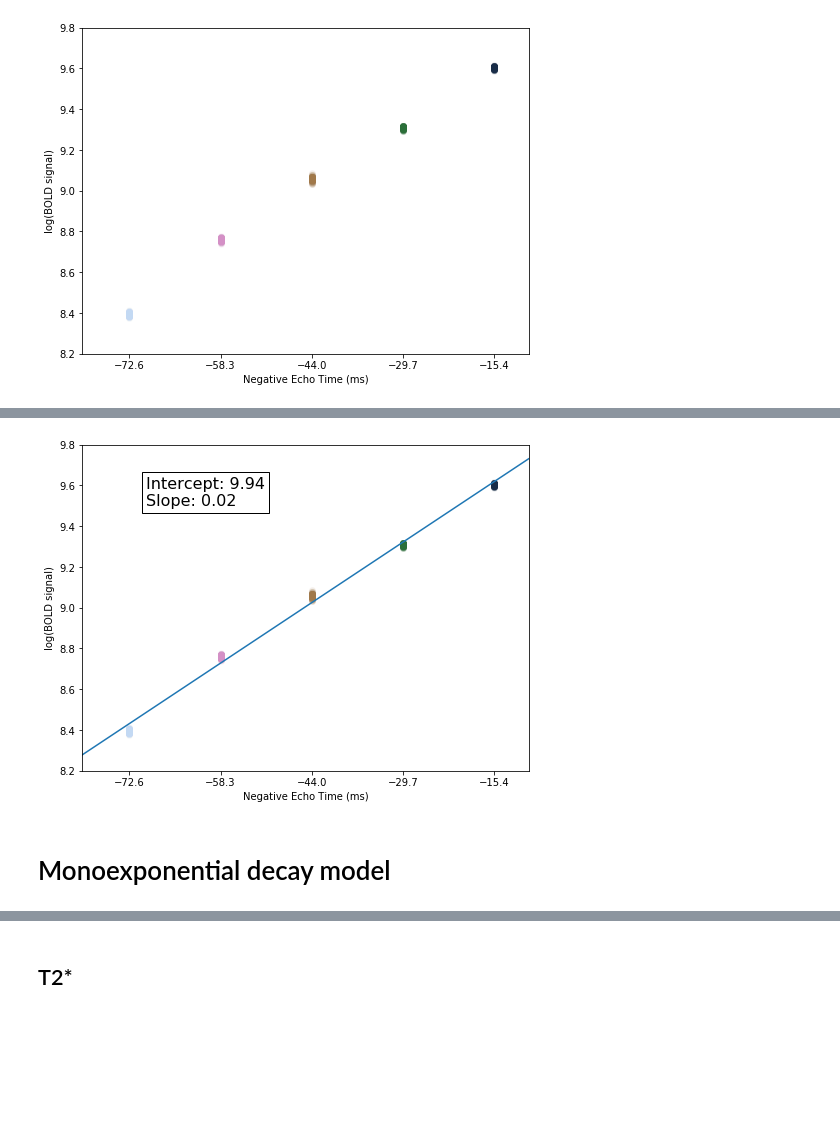
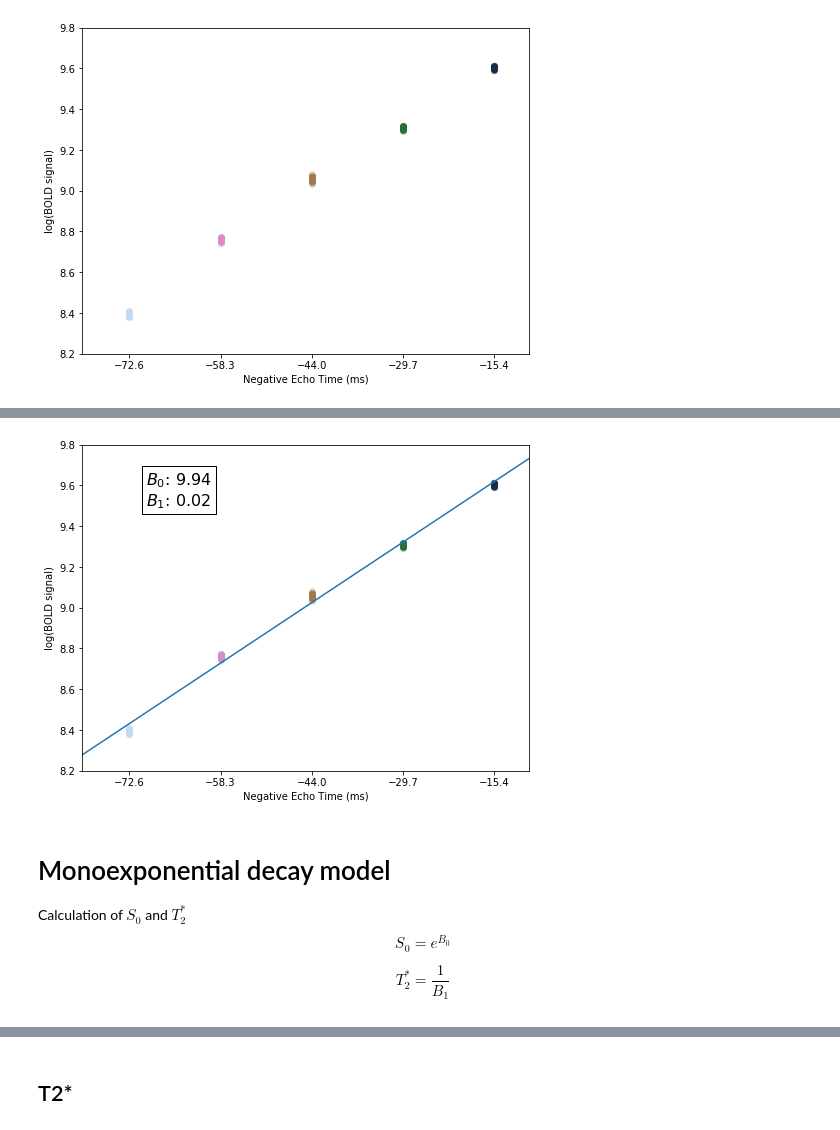
Before and after one commit to NBCLab/power-replication, a Jupyter notebook: figures/optimal_combination_workflow_plots.ipynb, the cells around one changed output, grey strips where cells are left out. Saved outputs shown, nothing was run; the diff lists cells and outputs as text; code cells hidden in the pictures; blank space fills up the shorter version.

```diff
--- a/figures/optimal_combination_workflow_plots.ipynb
+++ b/figures/optimal_combination_workflow_plots.ipynb
@@ -62,7 +63,7 @@ oc = np.average(np.vstack(ts), axis=0, weights=alpha)
 fig, axes = plt.subplots(n_echoes, sharex=True, sharey=False, figsize=(14, 6))
 for i_echo in range(n_echoes):
     axes[i_echo].plot(ts[i_echo], color=pal[i_echo])
-    axes[i_echo].set_ylabel(echo_times[i_echo], rotation=0, va='center', labelpad=15)
+    axes[i_echo].set_ylabel('{0}ms'.format(echo_times[i_echo]), rotation=0, va='center', ha='right')
     axes[i_echo].set_yticks([])
     axes[i_echo].set_xticks([])
 
@@ -110,27 +138,31 @@ fig.show()
 # %%
 fig, ax = plt.subplots(figsize=(8, 6))
 for i_echo in range(n_echoes):
     rep_echo_times = -1 * np.ones(n_trs) * echo_times[i_echo]
     log_echo_data = np.log((np.abs(ts[i_echo]) + 1))
     ax.scatter(rep_echo_times, log_echo_data, alpha=0.05, color=pal[i_echo])
 
 ax.plot(log_x, log_y)
 
 ax.set_ylabel('log(BOLD signal)')
 ax.set_xlabel('Negative Echo Time (ms)')
 ax.set_xticks(-1 * echo_times)
 ax.set_xlim(-80, -10)
 ax.set_ylim(8.2, 9.8)
 
-ax.annotate('Intercept: {0:.02f}\nSlope: {1:.02f}'.format(betas[0], betas[1]),
+ax.annotate('$B_0$: {0:.02f}\n$B_1$: {1:.02f}'.format(betas[0], betas[1]),
             xy=(-70, 9.5), fontsize=16,
             bbox=dict(fc="white", ec="black", lw=1))
 
 fig.show()
 # %% [output]
-[figure, old version]
+[figure, new version]
-# %% [markdown]
-# Monoexponential decay model
+# %% [markdown]
+# Monoexponential decay model
+Calculation of $S_{0}$ and $T_{2}^{*}$
+$$S_{0} = e^{B_{0}}$$
+
+$$T_{2}^{*} = \frac{1}{B_{1}}$$
 # %%
 fig, ax = plt.subplots(figsize=(8, 6))
 for i_echo in range(n_echoes):
```
Also changed, not shown: parts of 8 cells of this notebook.
